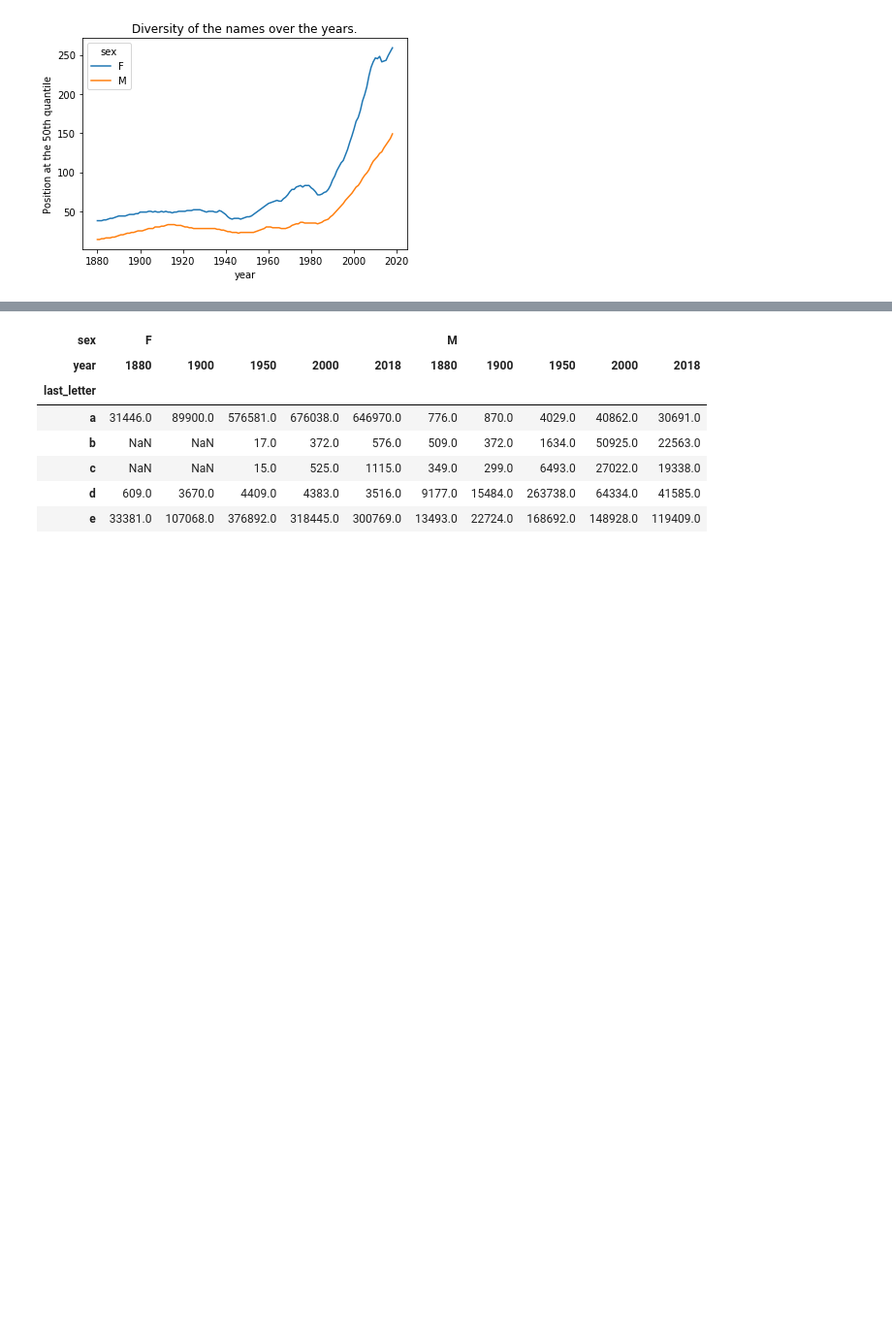
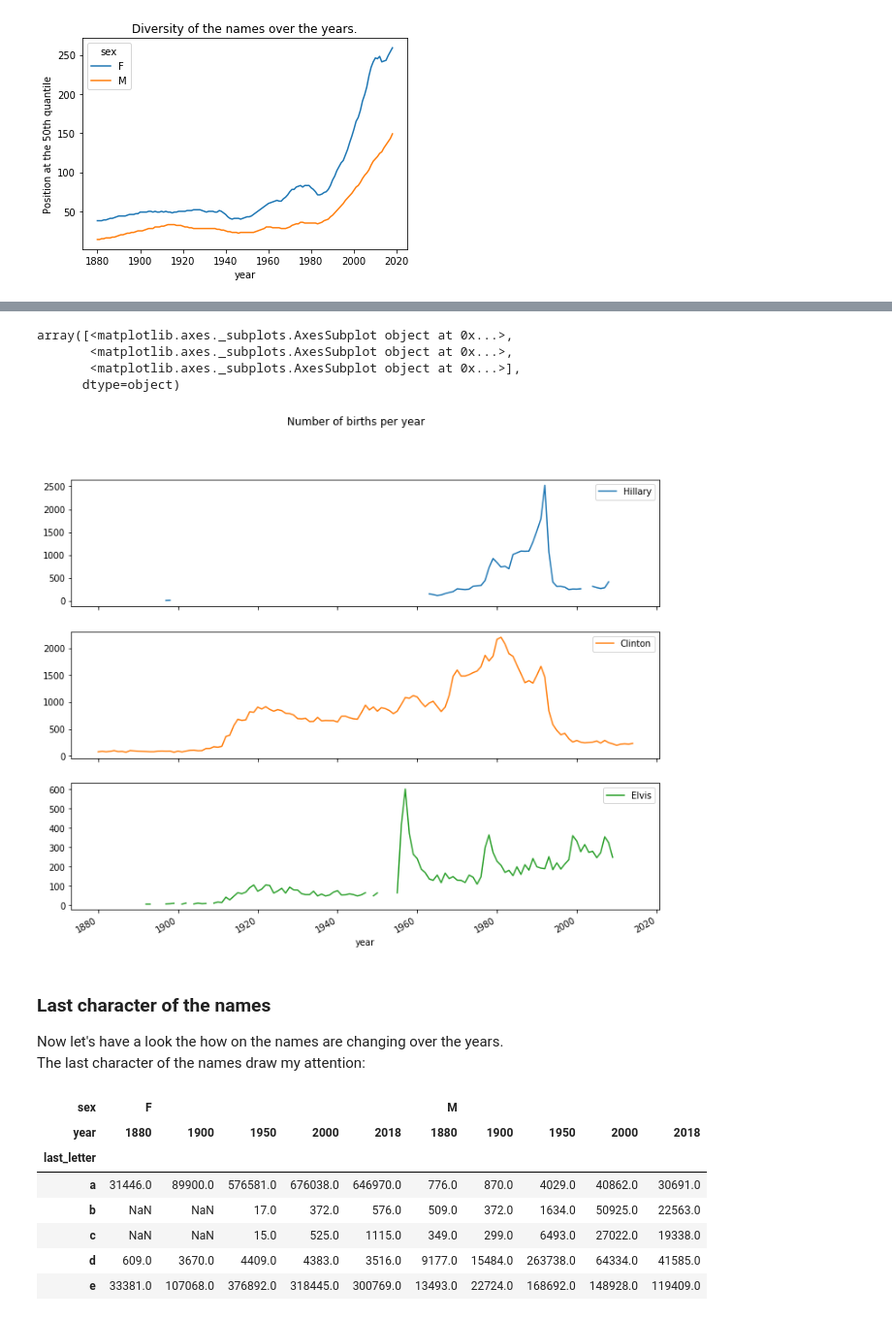
Before and after one commit to ffflora/data-analysis-projects, a Jupyter notebook: babynames.ipynb, the cells around one changed output, grey strips where cells are left out. Shown at 97% size. Cells and saved outputs as stored; diff of their text form; code cells hidden in the pictures; blank space fills up the shorter version.

```diff
--- a/babynames.ipynb
+++ b/babynames.ipynb
@@ -262,3 +296,16 @@ First the last character of the names draw my interests. It might reflect some i
+# %%
+subset = total_births[['Hillary','Clinton','Elvis']]
+subset.plot(subplots=True,figsize=(12,10),grid=False, title = 'Number of births per year')
+# %% [output]
+array([<matplotlib.axes._subplots.AxesSubplot object at 0x...>,
+       <matplotlib.axes._subplots.AxesSubplot object at 0x...>,
+       <matplotlib.axes._subplots.AxesSubplot object at 0x...>],
+      dtype=object)
+[figure, added]
+# %% [markdown]
+### Last character of the names
+Now let's have a look the how on the names are changing over the years.
+The last character of the names draw my attention:
 # %%
 get_last_char=lambda x:x[-1]
 last_letters = names.name.map(get_last_char)
```
Also changed, not shown: parts of 37 cells of this notebook.
